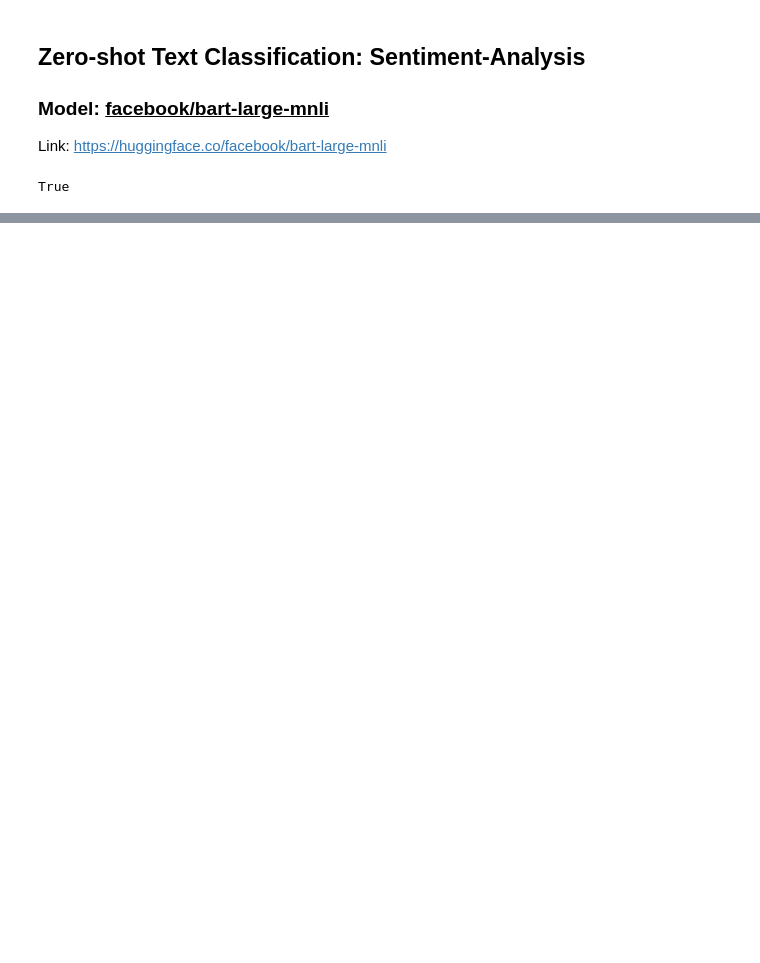
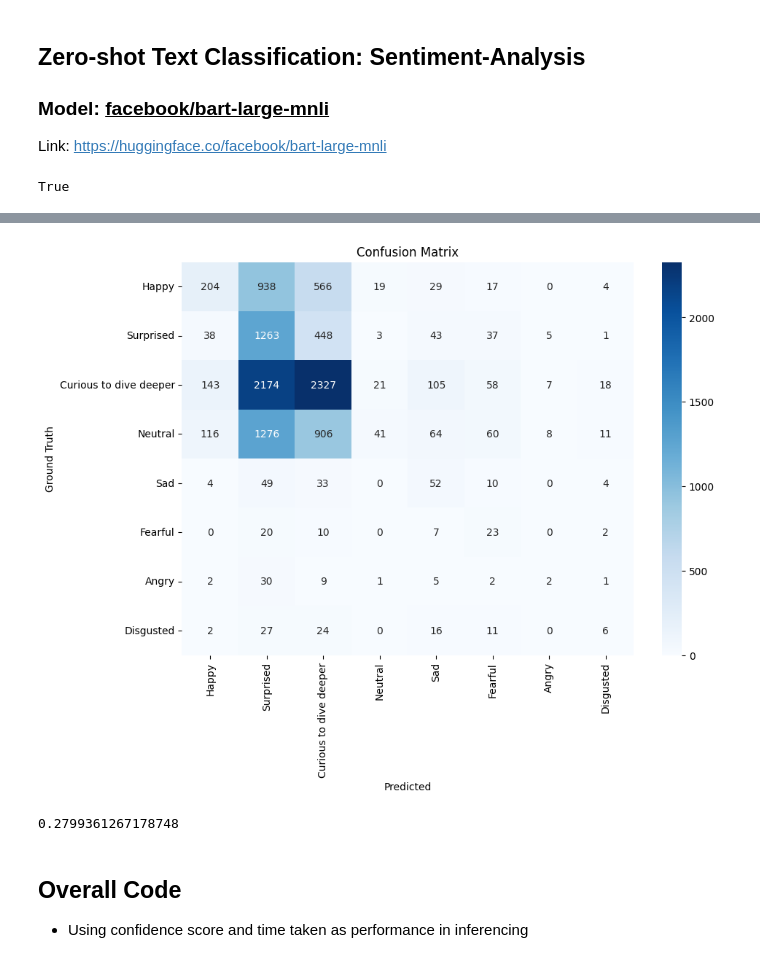
Before and after one commit to Rzi98/llm-tasks, a Jupyter notebook: src/sentiment-analysis/bartMNLI.ipynb, the cells around one changed output, grey strips where cells are left out. Drawn from its saved outputs; the diff is of its cells as text; code cells hidden in the pictures; blank space fills up the shorter version.

```diff
--- a/src/sentiment-analysis/bartMNLI.ipynb
+++ b/src/sentiment-analysis/bartMNLI.ipynb
@@ -211,0 +138,4 @@ KeyboardInterrupt:
+# %%
+savepath = Path("../../result/bart-sentiment-predictions.csv")
+
+evaluate_and_save_batches(df, classifier, batch_size=50, output_file=savepath)
@@ -211,0 +180,37 @@ KeyboardInterrupt:
+# %%
+combined_df = pd.read_csv(savepath)
+y_true = combined_df['y_true']
+y_pred = combined_df['y_pred']
+y_labels = y_true.unique().tolist()
+
+cm = confusion_matrix(y_true, y_pred, labels=y_labels)
+
+plt.figure(figsize=(10, 7))
+sns.heatmap(cm, annot=True, fmt='d', cmap='Blues', xticklabels=y_labels, yticklabels=y_labels)
+plt.xlabel('Predicted')
+plt.ylabel('Ground Truth')
+plt.title('Confusion Matrix')
+plt.show()
+
+report_dict = classification_report(y_true, y_pred, target_names=y_labels, output_dict=True)
+cm = confusion_matrix(y_true, y_pred)
+
+report_df = pd.DataFrame(report_dict).transpose()
+
+cm_df = pd.DataFrame(cm, index=y_labels, columns=y_labels)
+
+with pd.ExcelWriter('../../result/bart-sentiment-metrics.xlsx') as writer:
+    report_df.to_excel(writer, sheet_name='Classification Report')
+    cm_df.to_excel(writer, sheet_name='Confusion Matrix')
+# %% [output]
+[figure, added]
+# %%
+df = pd.read_csv('../../result/bart-sentiment-predictions.csv')
+
+df.time.mean()
+# %% [output]
+0.2799361267178748
+# %% [markdown]
+## **Overall Code** ##
+
+- Using confidence score and time taken as performance in inferencing
```
Also changed, not shown: parts of 15 cells of this notebook, 16 other files.
